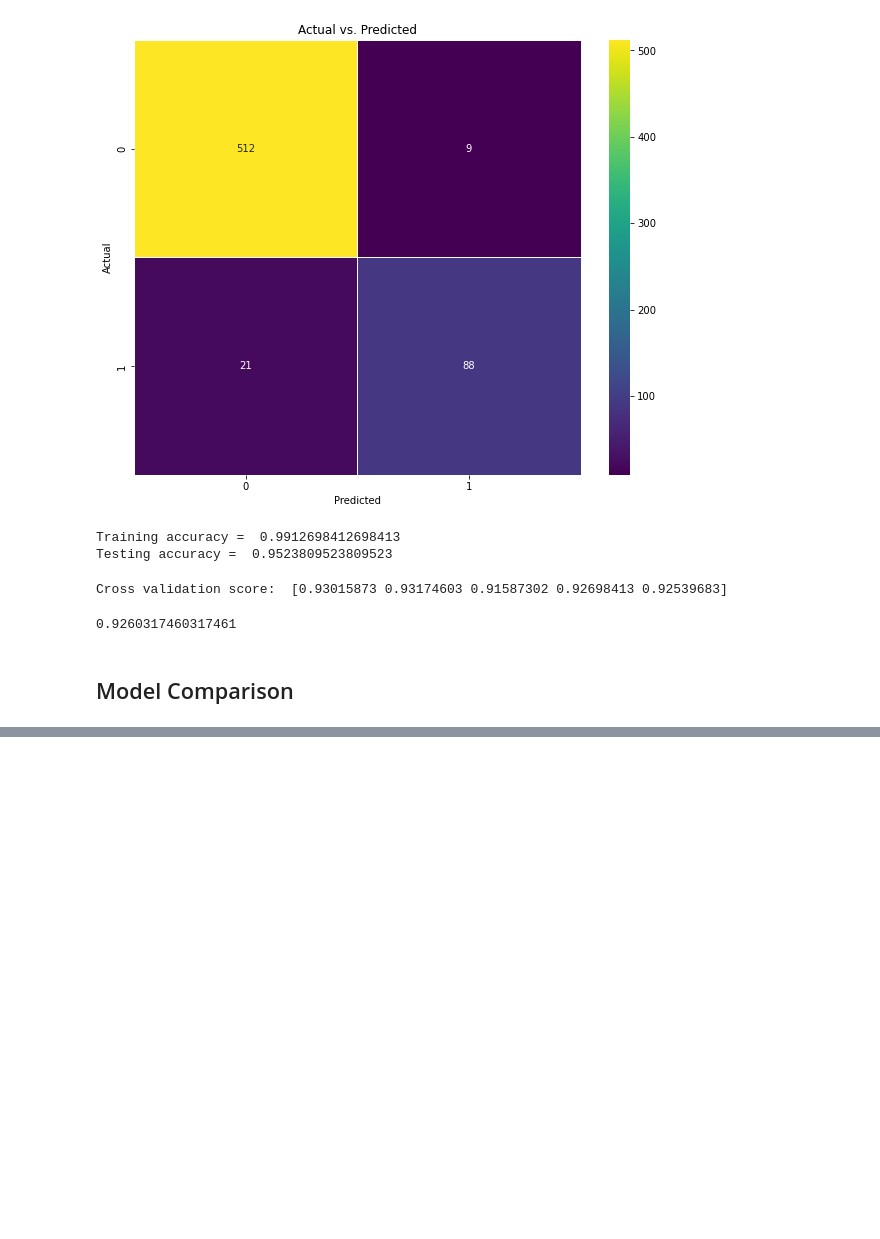
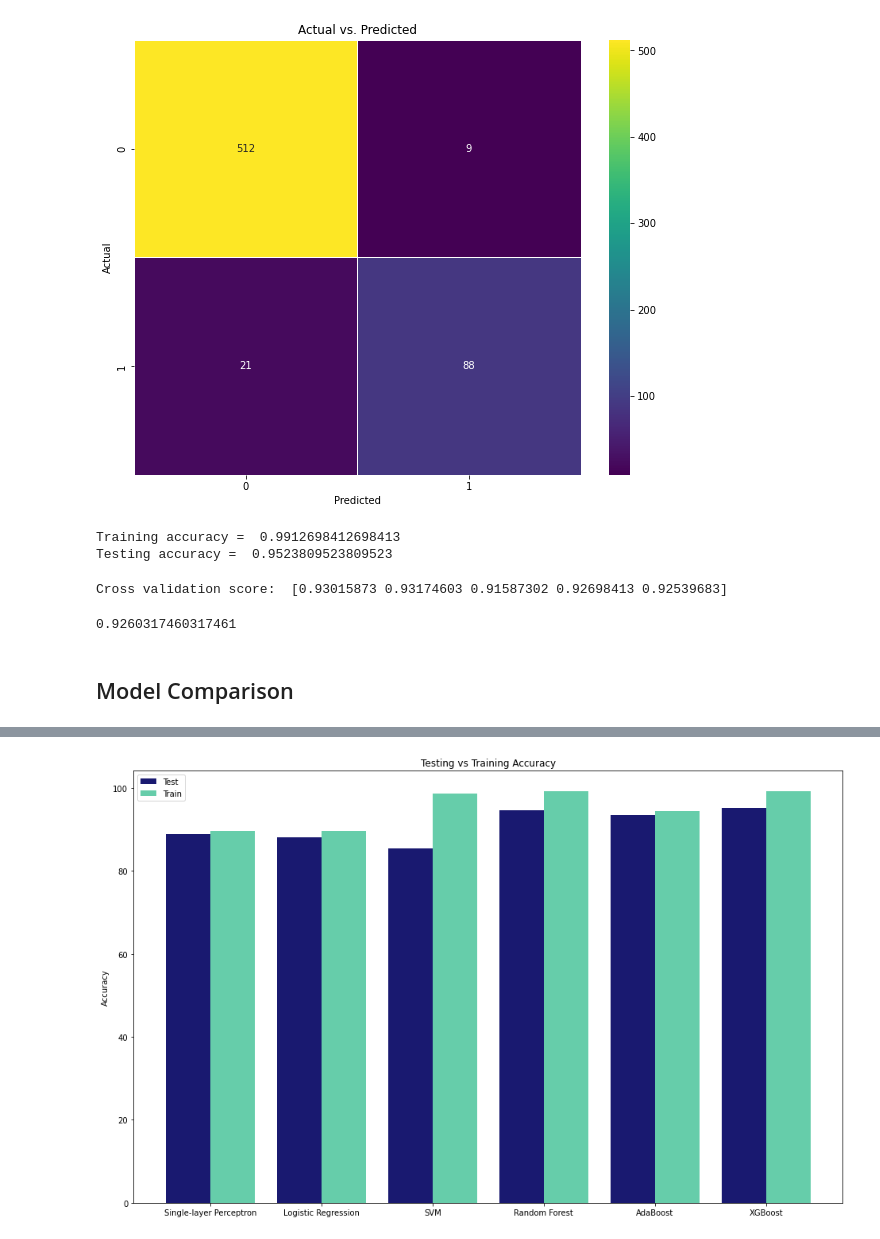
Before and after one commit to DorinBuzilov/2024_MSc_of_DataAnalytics_CA1, a Jupyter notebook: 2024_MSc_of_DataAnalytics_DorinBuzilov_sba20274.ipynb, the cells around one changed output, grey strips where cells are left out. Saved outputs shown, nothing was run; the diff lists cells and outputs as text; code cells hidden in the pictures; blank space fills up the shorter version.

```diff
--- a/2024_MSc_of_DataAnalytics_DorinBuzilov_sba20274.ipynb
+++ b/2024_MSc_of_DataAnalytics_DorinBuzilov_sba20274.ipynb
@@ -584,3 +602,11 @@ print('%.2f' % result_unbalanced, "% accuracy")
-# %%
-acc.append(result_unbalanced)
-model.append('Single_Layer Perceptron')
+# %%
+#Print Train Accuracy
+y_log = model.predict(X_train_scaled)
+y_pred = np.where(y_log > 0.5, 1, 0)
+slp_train_accuracy = metrics.accuracy_score(y_train, y_pred)*100
+print("Training accuracy = ",slp_train_accuracy)
+#Print Test Accuracy
+y_log = model.predict(X_test_scaled)
+y_pred = np.where(y_log > 0.5, 1, 0)
+slp_test_accuracy = metrics.accuracy_score(y_test, y_pred)*100
+print("Testing accuracy = ",slp_test_accuracy)
@@ -1272,0 +1287,17 @@ model
+# %%
+label = ['Single-layer Perceptron', 'Logistic Regression', 'SVM', 'Random Forest', 'AdaBoost', 'XGBoost']
+Test = [slp_test_accuracy, lr_test_accuracy*100, SVM_test_accuracy*100, rf_test_accuracy*100, ada_test_accuracy*100, xgb_test_accuracy*100]
+Train = [slp_train_accuracy, lr_train_accuracy*100, SVM_train_accuracy*100, rf_train_accuracy*100, ada_train_accuracy*100, xgb_train_accuracy*100]
+
+f, ax = plt.subplots(figsize=(16,10))
+X_axis = np.arange(len(label))
+plt.bar(X_axis - 0.2,Test, 0.4, label = 'Test', color=('midnightblue'))
+plt.bar(X_axis + 0.2,Train, 0.4, label = 'Train', color=('mediumaquamarine'))
+
+plt.xticks(X_axis, label)
+plt.ylabel("Accuracy")
+plt.title("Testing vs Training Accuracy")
+plt.legend()
+plt.show()
+# %% [output]
+[figure, added]
```
Also changed, not shown: parts of 24 cells of this notebook.
